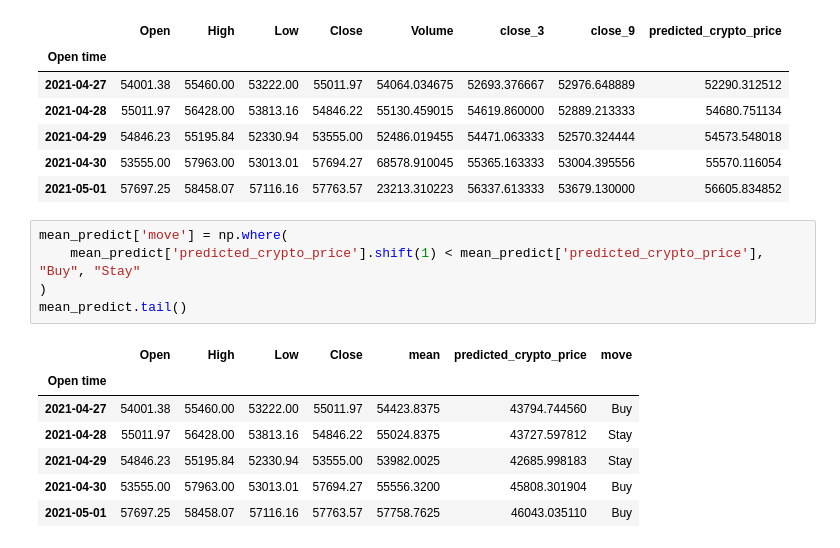
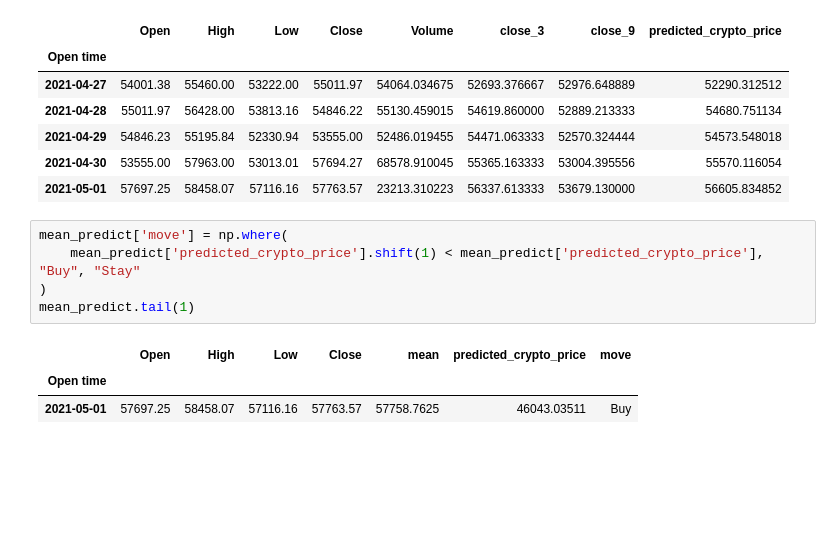
Before and after one commit to Adam-Palacz/crypto_ml, a Jupyter notebook: crypto_ml.ipynb, the cells around one changed output. Saved outputs shown, nothing was run; the diff lists cells and outputs as text; blank space fills up the shorter version.

```diff
--- a/crypto_ml.ipynb
+++ b/crypto_ml.ipynb
@@ -255,16 +255,12 @@ close_predict.tail()
 # %%
 mean_predict['move'] = np.where(
     mean_predict['predicted_crypto_price'].shift(1) < mean_predict['predicted_crypto_price'], "Buy", "Stay"
 )
-mean_predict.tail()
+mean_predict.tail(1)
 # %% [output]
 |  | Open | High | Low | Close | mean | predicted_crypto_price | move |
 | Open time |  |  |  |  |  |  |  |
-| 2021-04-27 | 54001.38 | 55460.00 | 53222.00 | 55011.97 | 54423.8375 | 43794.744560 | Buy |
-| 2021-04-28 | 55011.97 | 56428.00 | 53813.16 | 54846.22 | 55024.8375 | 43727.597812 | Stay |
-| 2021-04-29 | 54846.23 | 55195.84 | 52330.94 | 53555.00 | 53982.0025 | 42685.998183 | Stay |
-| 2021-04-30 | 53555.00 | 57963.00 | 53013.01 | 57694.27 | 55556.3200 | 45808.301904 | Buy |
-| 2021-05-01 | 57697.25 | 58458.07 | 57116.16 | 57763.57 | 57758.7625 | 46043.035110 | Buy |
+| 2021-05-01 | 57697.25 | 58458.07 | 57116.16 | 57763.57 | 57758.7625 | 46043.03511 | Buy |
 # %%
 money = 10
 money_spend = 0
```
Also changed, not shown: parts of 2 cells of this notebook.
